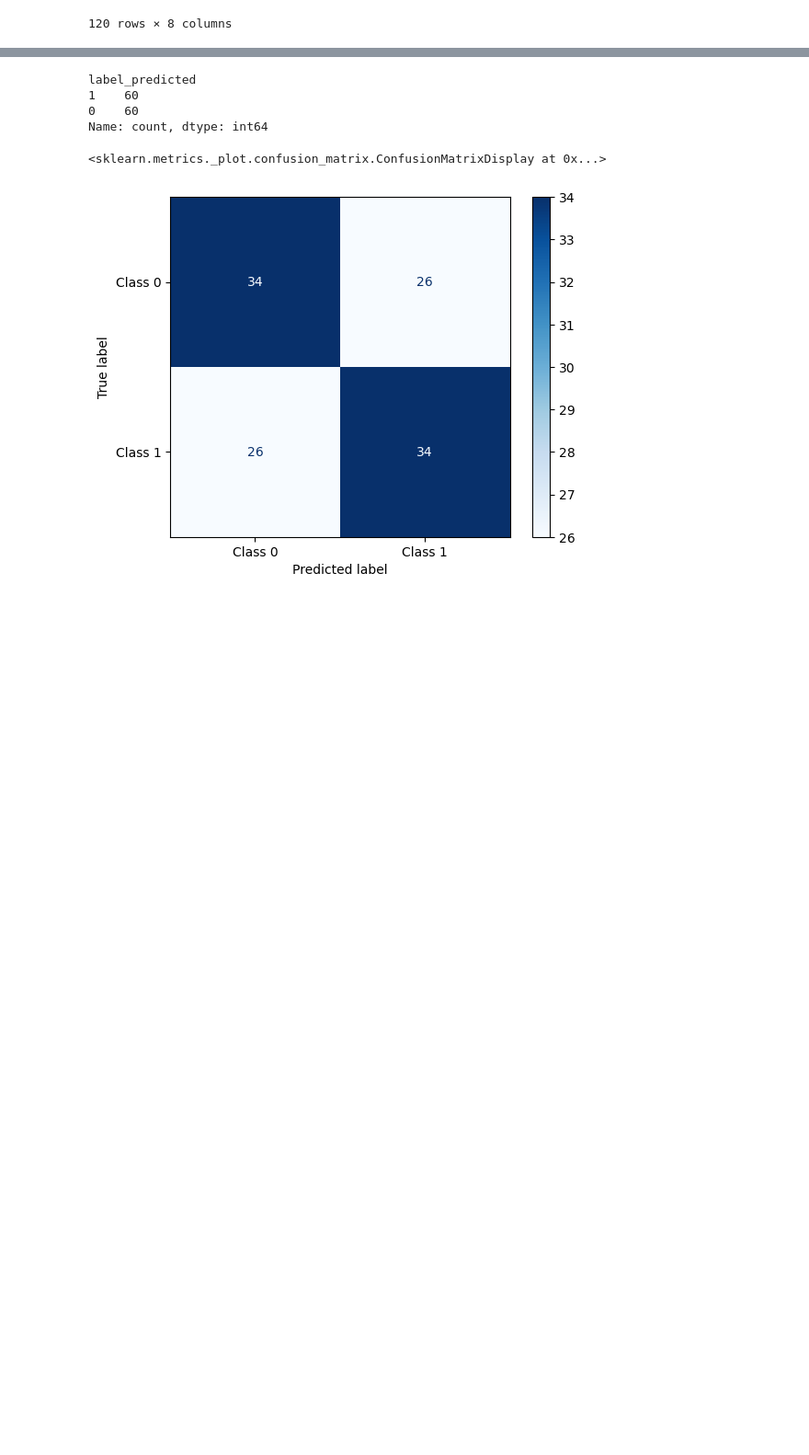
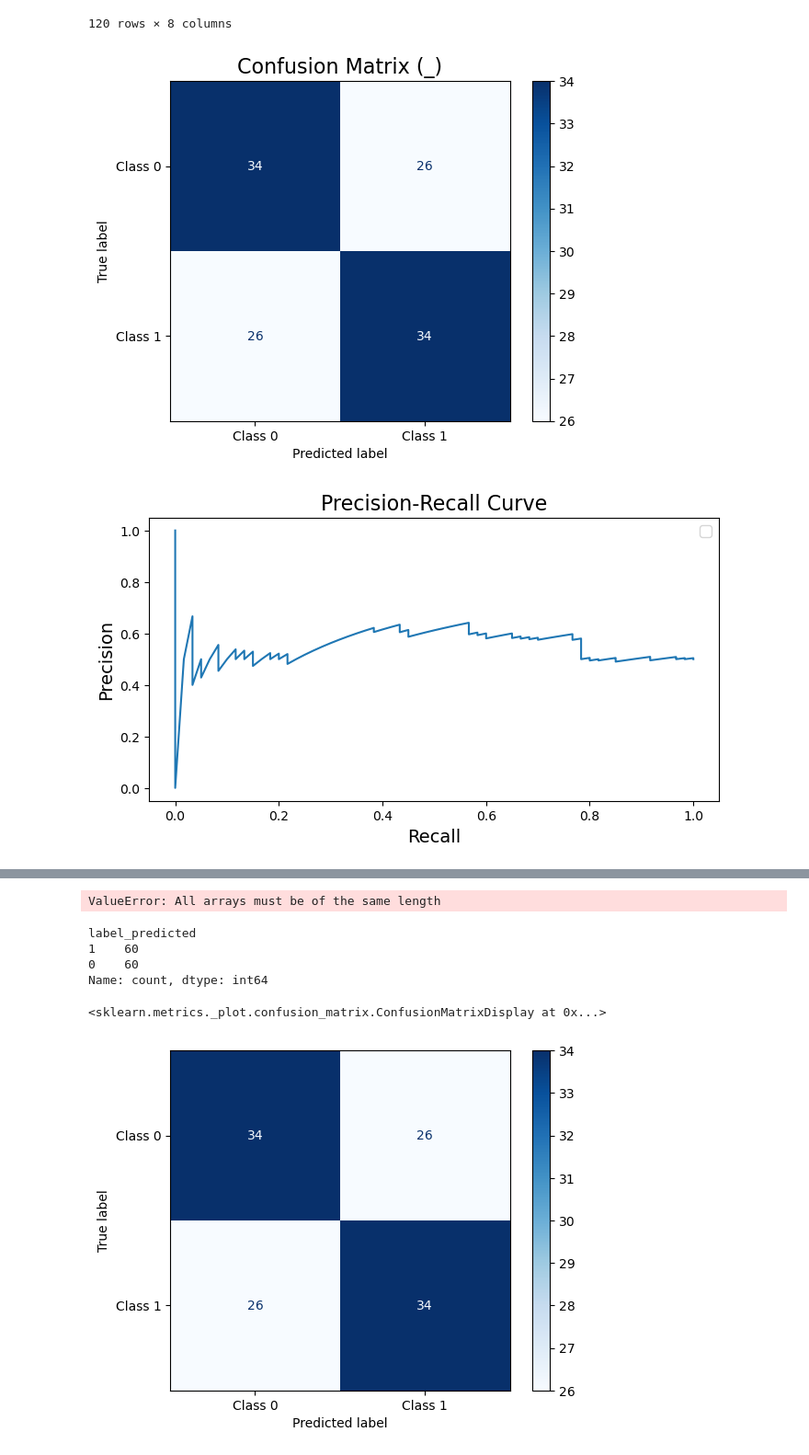
Before and after one commit to Tim60161/workproject_matching_algo, a Jupyter notebook: model_testing.ipynb, the cells around one changed output, grey strips where cells are left out. Shown at 92% size. Saved outputs shown, nothing was run; the diff lists cells and outputs as text; code cells hidden in the pictures; blank space fills up the shorter version.

```diff
--- a/model_testing.ipynb
+++ b/model_testing.ipynb
@@ -344,3 +508,8 @@ df_result_2_test
 | 117 | 20 | Site Reliability Engineer (Spacec... | SpaceX was founded under the beli... | 204 | **John Doe** \n123 Stellar Drive ... | 0 | 0.857641 | 0 |
 | 118 | 20 | Site Reliability Engineer (Spacec... | SpaceX was founded under the beli... | 205 | **John R. Thompson** \n1234 Tech ... | 0 | 0.840916 | 0 |
 120 rows × 8 columns
+# %%
+performance_analysis(df_result_2_test, runtime=dt_baseline)
+# %% [output]
+[figure, added]
+[figure, added]
@@ -347,3 +517,4 @@ df_result_2_test
+ValueError: All arrays must be of the same length
 # %%
 df_result_2_test["label_predicted"].value_counts()
 # %% [output]
```
Also changed, not shown: parts of 26 cells of this notebook, 2 other files.
